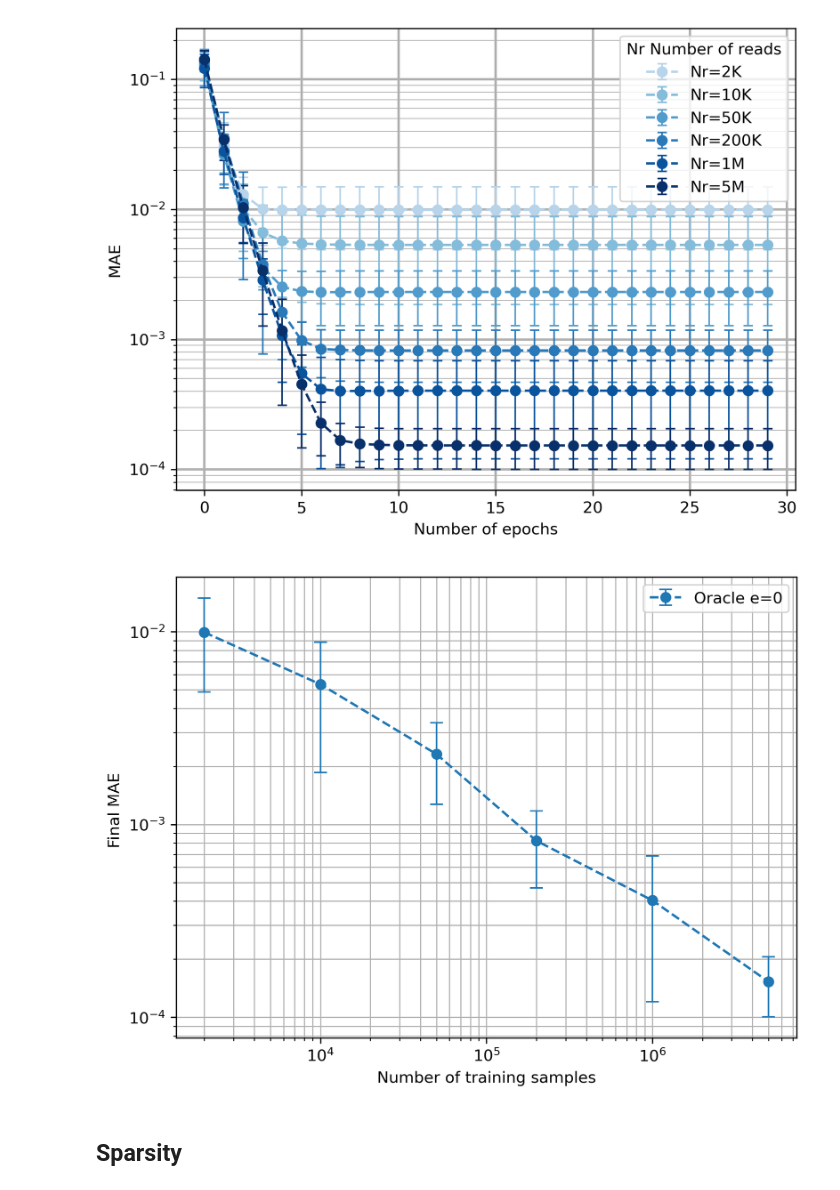
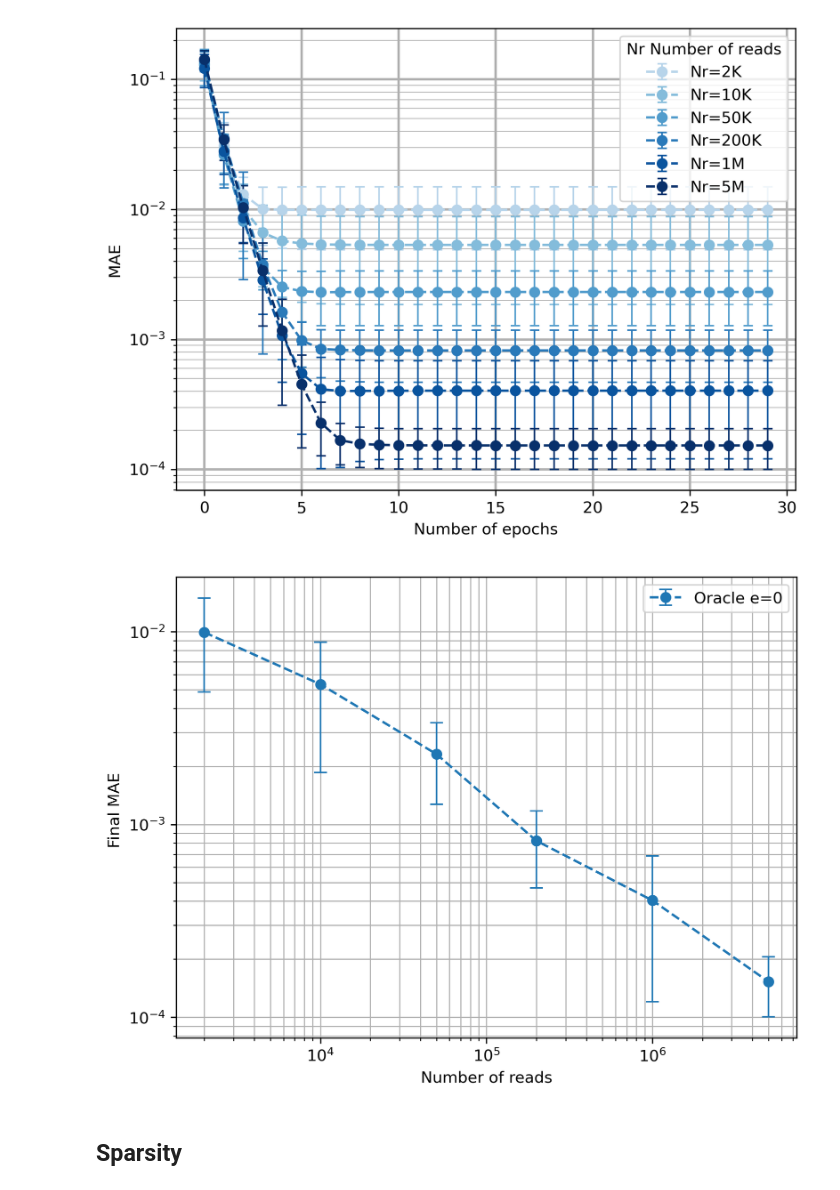
Before and after one commit to JavierKipen/ProtInfGPU, a Jupyter notebook: scripts/5ProtAnalysis.ipynb, the cells around one changed output. Cells and saved outputs as stored; diff of their text form; code cells hidden in the pictures.

```diff
--- a/scripts/5ProtAnalysis.ipynb
+++ b/scripts/5ProtAnalysis.ipynb
@@ -279,35 +287,35 @@ plt.show()
 # %%
 exclude = {1, 3, 5, 7, 9}
 Nsamples_f = [n for i, n in enumerate(Nsamples) if i not in exclude]
 Errs_f = [e for i, e in enumerate(Errs) if i not in exclude]
 
 # Compute final epoch stats
 y_vals = [e.mean(axis=0)[-1] for e in Errs_f]
 y_errs = [e.std(axis=0)[-1] for e in Errs_f]
 
 # Plot
 plt.figure(dpi=300)
 plt.errorbar(
     Nsamples_f,
     y_vals,
     yerr=y_errs,
     fmt='o-',
     linestyle='dashed',
     elinewidth=1,
     capsize=4,
     label="Oracle e=0"
 )
 plt.xscale('log')
 plt.yscale('log')
-plt.xlabel("Number of training samples")
+plt.xlabel("Number of reads")
 plt.ylabel("Final MAE ")
 plt.grid(True, which='both', linewidth=0.7)
 plt.tight_layout()
 plt.legend()
 plt.savefig(path_results + "OracleSubsets2.png")
 plt.show()
 # %% [output]
-[figure, old version]
+[figure, new version]
 # %% [markdown]
 ## Sparsity
 # %%
```
Also changed, not shown: parts of 4 cells of this notebook, 3 other files.
